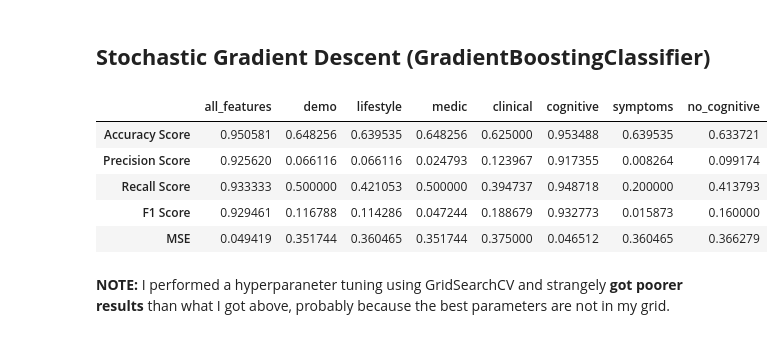
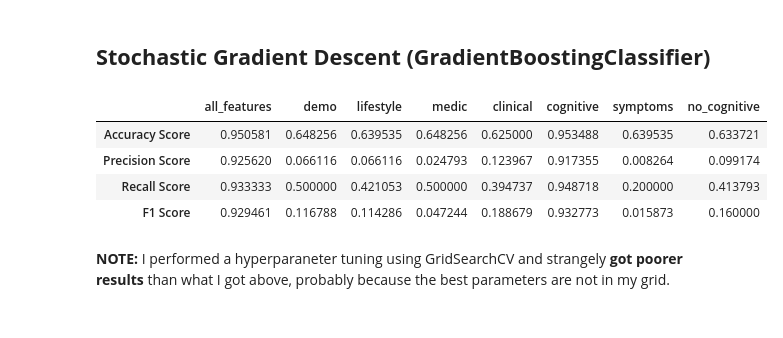
Before and after one commit to mgamankwah/alzheimers_risk_prediction, a Jupyter notebook: scripts/Model_Exploration_Nasheed.ipynb, the cells around one changed output. Cells and saved outputs as stored; diff of their text form; code cells hidden in the pictures.

```diff
--- a/scripts/Model_Exploration_Nasheed.ipynb
+++ b/scripts/Model_Exploration_Nasheed.ipynb
@@ -69,32 +69,30 @@ df_train, df_test = train_test_split(df, random_state=123, shuffle=True, test_si
 # %%
 from sklearn.ensemble import GradientBoostingClassifier
 
 gbc_pipe = Pipeline([('scale', StandardScaler()), ('gbc', GradientBoostingClassifier(random_state=42))])
 
 gbc_accu_score = {}
 gbc_conf_matrix = {}
 
 for key in subcategory_dict:
     item = subcategory_dict[key]
     gbc_pipe.fit(df_train[item[:-1]], df_train.Diagnosis)
     pred = gbc_pipe.predict(df_test[item[:-1]])
 
     gbc_accu_score[key] = [accuracy_score(pred, df_test.Diagnosis),
                            precision_score(pred, df_test.Diagnosis, zero_division=1),
                            recall_score(pred, df_test.Diagnosis),
-                           f1_score(pred, df_test.Diagnosis),
-                           mean_squared_error(pred, df_test.Diagnosis)]
+                           f1_score(pred, df_test.Diagnosis)]
     gbc_conf_matrix[key] = confusion_matrix(pred, df_test.Diagnosis)
 
-gbc_accu_score_df = pd.DataFrame(gbc_accu_score, index=['Accuracy Score', 'Precision Score', 'Recall Score', 'F1 Score', 'MSE'])
+gbc_accu_score_df = pd.DataFrame(gbc_accu_score, index=['Accuracy Score', 'Precision Score', 'Recall Score', 'F1 Score'])
 gbc_accu_score_df
 # %% [output]
 |  | all_features | demo | lifestyle | medic | clinical | cognitive | symptoms | no_cognitive |
 | Accuracy Score | 0.950581 | 0.648256 | 0.639535 | 0.648256 | 0.625000 | 0.953488 | 0.639535 | 0.633721 |
 | Precision Score | 0.925620 | 0.066116 | 0.066116 | 0.024793 | 0.123967 | 0.917355 | 0.008264 | 0.099174 |
 | Recall Score | 0.933333 | 0.500000 | 0.421053 | 0.500000 | 0.394737 | 0.948718 | 0.200000 | 0.413793 |
 | F1 Score | 0.929461 | 0.116788 | 0.114286 | 0.047244 | 0.188679 | 0.932773 | 0.015873 | 0.160000 |
-| MSE | 0.049419 | 0.351744 | 0.360465 | 0.351744 | 0.375000 | 0.046512 | 0.360465 | 0.366279 |
 # %% [markdown]
 **NOTE:** I performed a hyperparaneter tuning using GridSearchCV and strangely **got poorer results** than what I got above, probably because the best parameters are not in my grid.
 # %%
```
Also changed, not shown: parts of 11 cells of this notebook.
